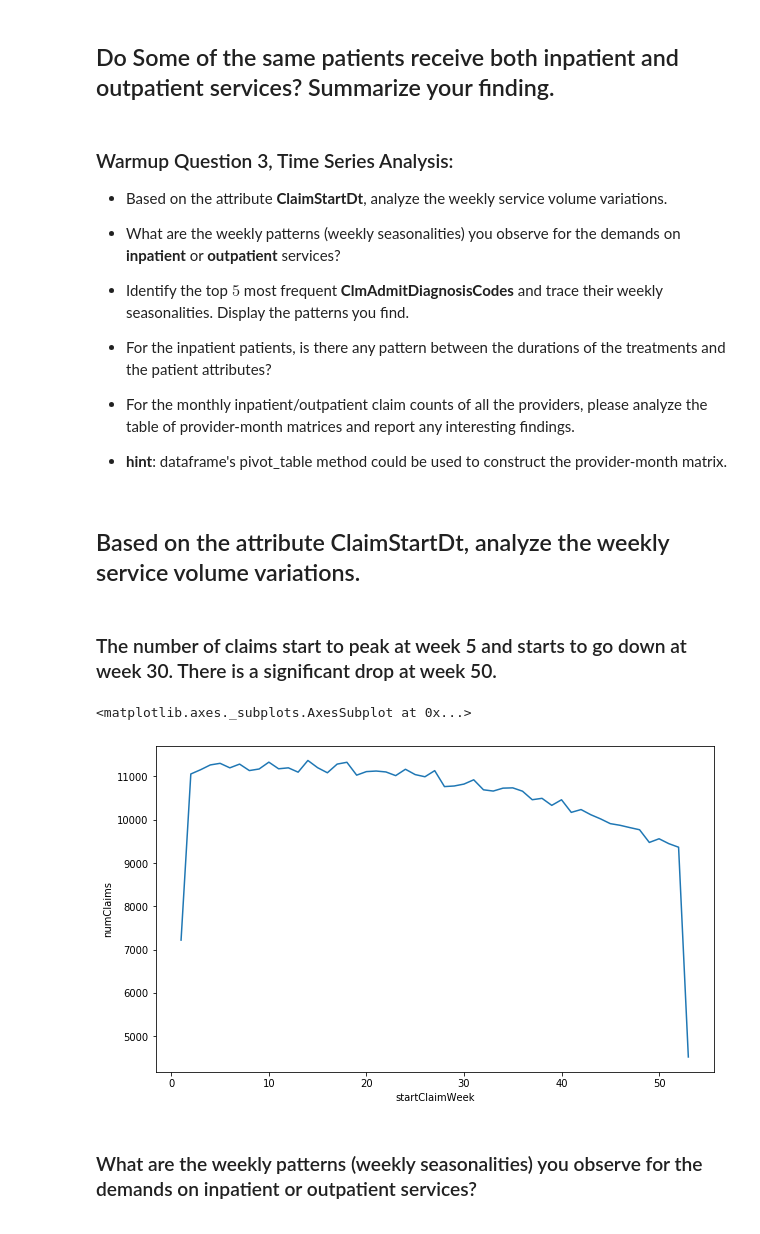
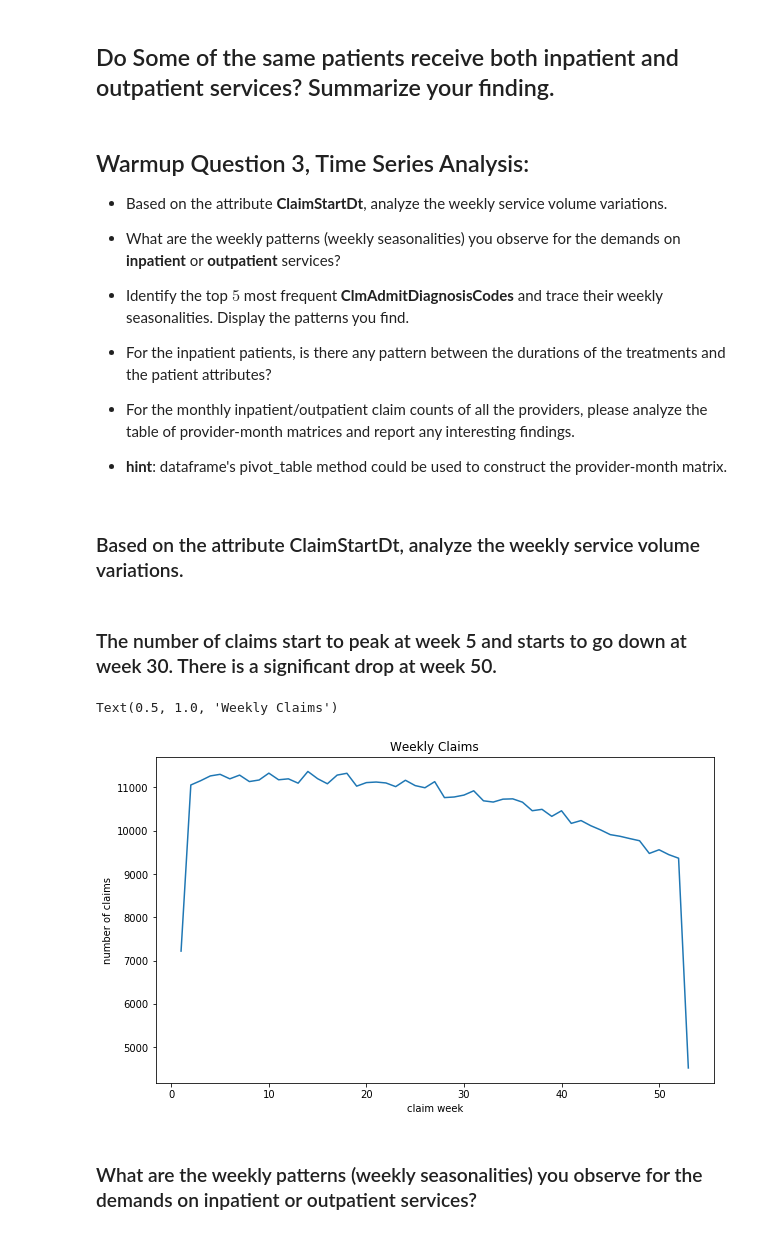
Before and after one commit to randypantinople/HealthCareFraudDetection, a Jupyter notebook: randypantinople/healthCareFraudDetection(randy).ipynb, the cells around one changed output. Saved outputs shown, nothing was run; the diff lists cells and outputs as text; code cells hidden in the pictures.

```diff
--- a/randypantinople/healthCareFraudDetection(randy).ipynb
+++ b/randypantinople/healthCareFraudDetection(randy).ipynb
@@ -326,7 +343,7 @@ patient_outpatient = patient_outpatient.loc[patient_outpatient.patientType=='out
 patient_services = pd.merge(patient_outpatient, patient_inpatient, on='BeneID')
 #patient_services.BeneID.unique().shape
 # %% [markdown]
-### Warmup Question 3, Time Series Analysis:
+## Warmup Question 3, Time Series Analysis:
 - Based on the attribute **ClaimStartDt**, analyze the weekly service volume variations.
 - What are the weekly patterns (weekly seasonalities) you observe for the demands on **inpatient** or **outpatient**
 services?
@@ -339,7 +356,7 @@ table of provider-month matrices and report any interesting findings.
 
 - **hint**: dataframe's pivot_table method could be used to construct the provider-month matrix.
 # %% [markdown]
-## Based on the attribute ClaimStartDt, analyze the weekly service volume variations.
+### Based on the attribute ClaimStartDt, analyze the weekly service volume variations.
 # %%
 full_data['ClaimStartDt'] = pd.to_datetime(full_data['ClaimStartDt'])
 full_data['startClaimWeek']= full_data['ClaimStartDt'].dt.week
@@ -351,12 +368,13 @@ claimStartDt=full_data[['startClaimWeek', 'ClaimID']].copy()
 # %%
 weekly_claim = claimStartDt.groupby('startClaimWeek')["ClaimID"].size().reset_index(name='numClaims')
 f, ax = plt.subplots(figsize=(10, 6))
 sns.lineplot(x=weekly_claim.startClaimWeek, y=weekly_claim.numClaims)
-
-#weekly_claim
+plt.xlabel('claim week')
+plt.ylabel('number of claims')
+plt.title('Weekly Claims')
 # %% [output]
-<matplotlib.axes._subplots.AxesSubplot at 0x...>
+Text(0.5, 1.0, 'Weekly Claims')
-[figure, old version]
+[figure, new version]
 # %% [markdown]
 ### What are the weekly patterns (weekly seasonalities) you observe for the demands on inpatient or outpatient services?
 # %%
```
Also changed, not shown: parts of 18 cells of this notebook.
